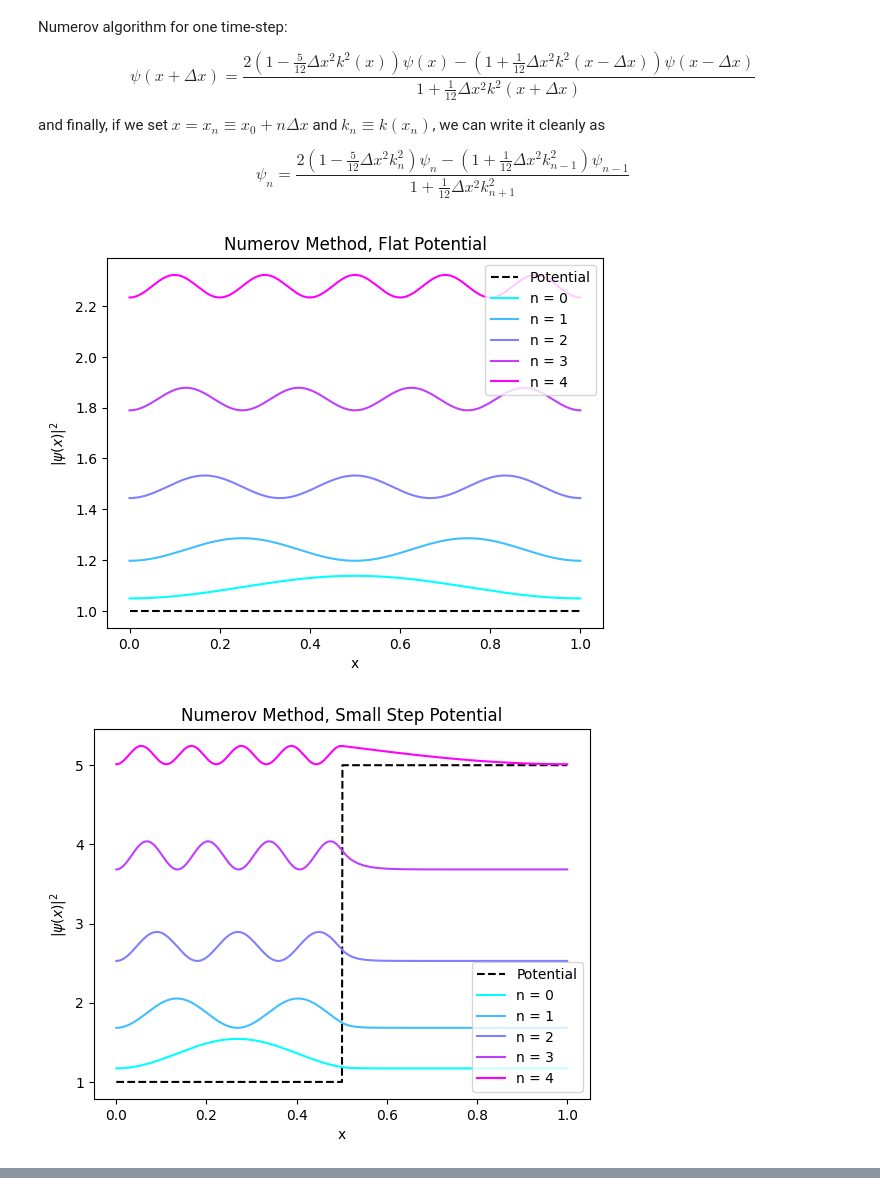
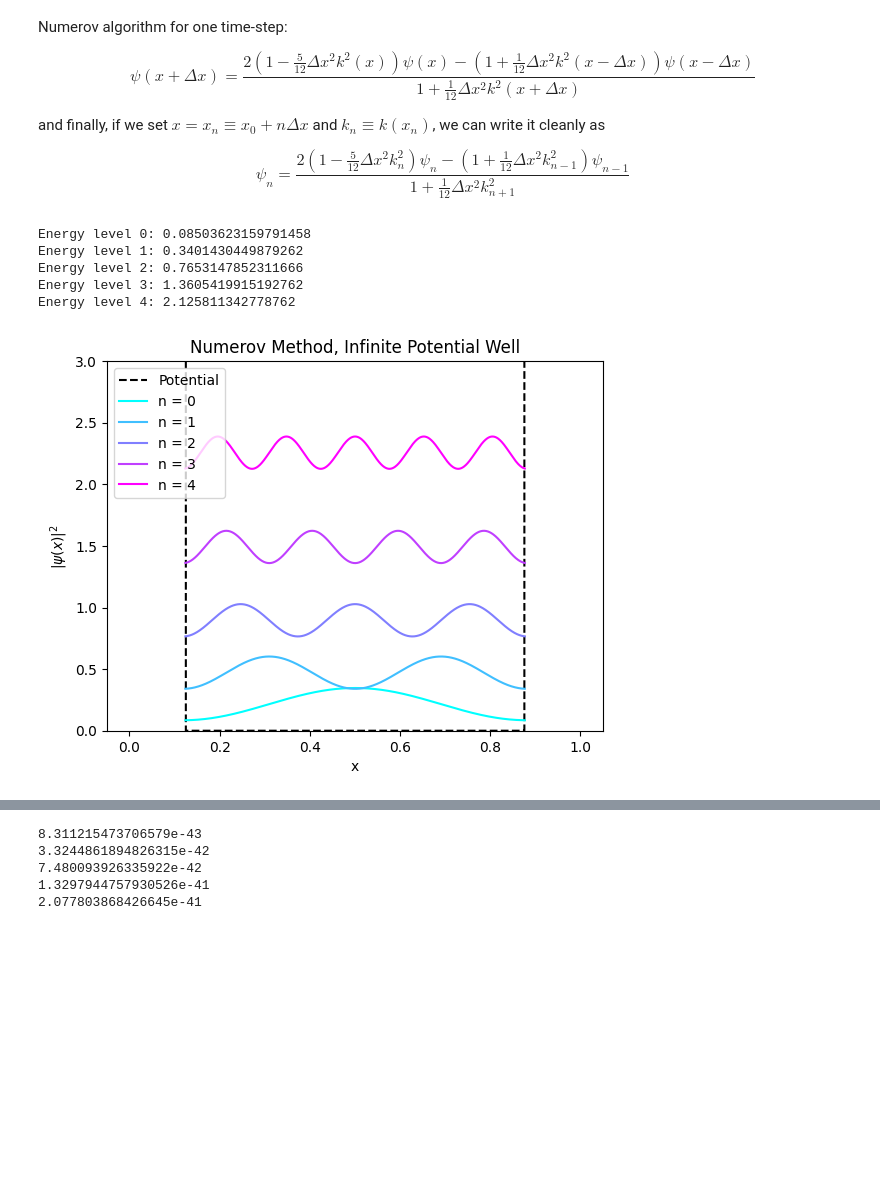
Before and after one commit to LFW25/PHYS512-Computational_Physics, a Jupyter notebook: Project/Schrodinger_Numerical.ipynb, the cells around one changed output, grey strips where cells are left out. Saved outputs shown, nothing was run; the diff lists cells and outputs as text; code cells hidden in the pictures; blank space fills up the shorter version.

Commit message:
Fixed Infinite well solutions and plotting, calculated analytical infinite well results

```diff
--- a/Project/Schrodinger_Numerical.ipynb
+++ b/Project/Schrodinger_Numerical.ipynb
@@ -358,10 +356,10 @@ def Nv_infinite_potential_well(x):
         Returns the potential function for a particle in an infinite potential well.
         """
         L = len(x)
-        U = np.ones(L)
+        U = np.zeros(L)
         for i in range(len(U)):
                 if i < L/8 or i > (7*L)/8:
-                        U[i] = 50
+                        U[i] = 200
         return U
 
 def Nv_V_shaped_potential(x, slope = 5):
@@ -516,11 +537,15 @@ def Numerov(potential_function, num_states, N = 1000, plot = True, scale = 1):
         plt.savefig(f"Figures/NM_{'_'.join(plot_title.split(' '))}.jpeg", dpi = 600)
         plt.show()
 # %%
-Numerov(Nv_flat_potential, 5, scale = 1/150)
-Numerov(Nv_small_step_potential, 5, scale = 1/100)
-Numerov(Nv_complex_step_potential, 5, scale = 1/100)
+# Numerov(Nv_flat_potential, 5, scale = 1/150)
+# Numerov(Nv_small_step_potential, 5, scale = 1/100)
+# Numerov(Nv_complex_step_potential, 5, scale = 1/100)
 Numerov(Nv_infinite_potential_well, 5, scale = 1/100)
-Numerov(Nv_V_shaped_potential, 5, scale = 1/100)
+# Numerov(Nv_V_shaped_potential, 5, scale = 1/100)
 # %% [output]
+Energy level 0: 0.08503623159791458
+Energy level 1: 0.3401430449879262
+Energy level 2: 0.7653147852311666
+Energy level 3: 1.3605419915192762
+Energy level 4: 2.125811342778762
-[figure, old version]
+[figure, new version]
-[figure, removed]
@@ -529,0 +552,19 @@ Numerov(Nv_V_shaped_potential, 5, scale = 1/100)
+# %%
+def an_fun(m, L, hbar, n):
+        """
+        Helper Function
+        Returns the analytic solution for the energy of a particle in an infinite potential well.
+        """
+        return n**2*(hbar)**2/(8*m*L**2)
+
+for i in range(1, 6):
+        hbar = 1.0545718e-34 # Planck's constant
+        m = 1.6726219e-27 # Mass of a proton
+        L = 1
+        print(an_fun(m, L, hbar, i))
+# %% [output]
+8.311215473706579e-43
+3.3244861894826315e-42
+7.480093926335922e-42
+1.3297944757930526e-41
+2.077803868426645e-41
```
Also changed, not shown: parts of 5 cells of this notebook.
